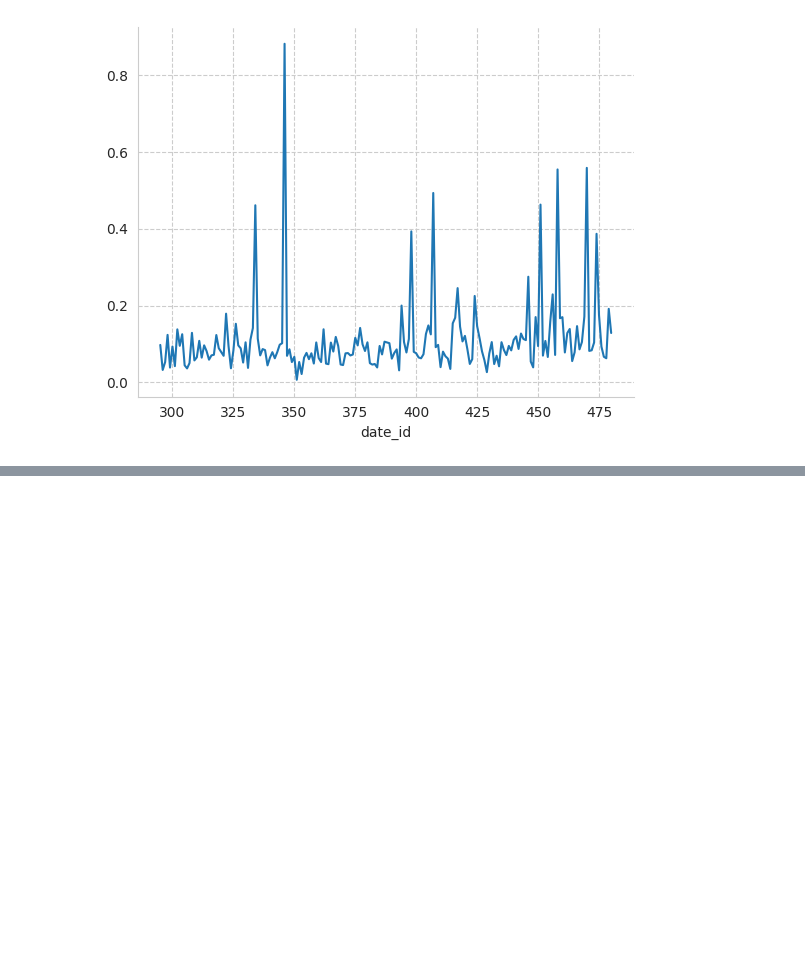
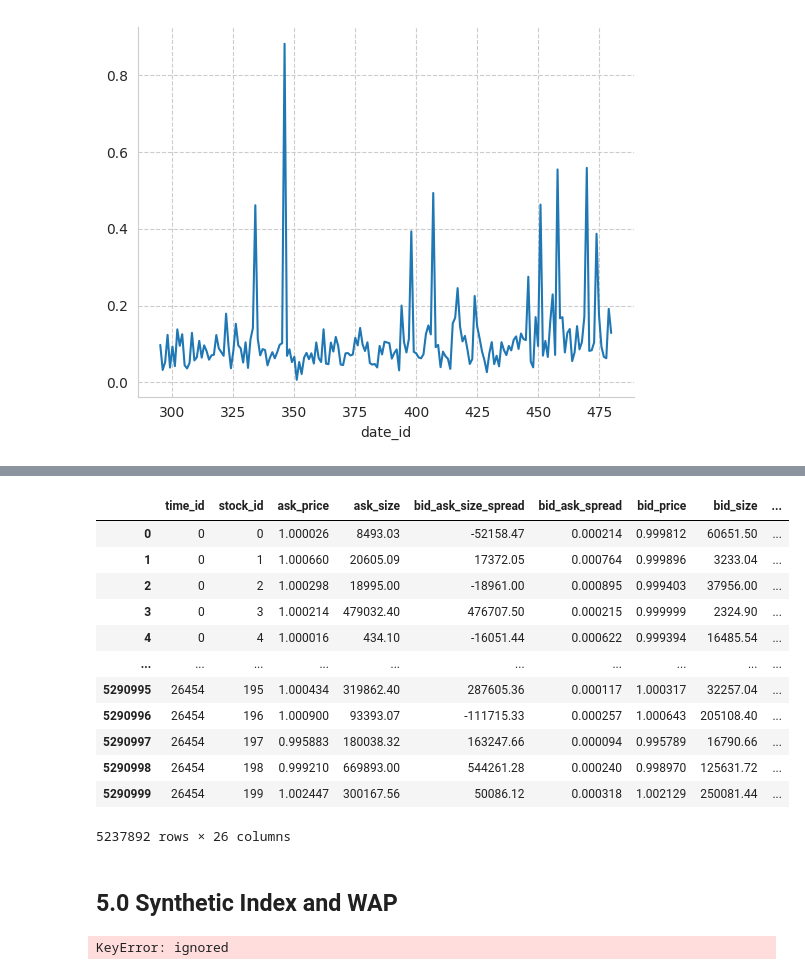
Before and after one commit to fabriziobasso/kaggle, a Jupyter notebook: Optiver_comp_v3.ipynb, the cells around one changed output, grey strips where cells are left out. Saved outputs shown, nothing was run; the diff lists cells and outputs as text; code cells hidden in the pictures; blank space fills up the shorter version.

```diff
--- a/Optiver_comp_v3.ipynb
+++ b/Optiver_comp_v3.ipynb
@@ -758,0 +735,12 @@ math.sqrt(math.sqrt(len(volms_scaled)))
+# %%
+# Load Som Model:
+current_directory = os.getcwd()
+
+os.chdir("/content/drive/MyDrive/kaggle/Optiver_comp_2023/Models/som_model")
+with open('som.p', 'rb') as infile:
+    som = pickle.load(infile)
+
+with open('replace_cluster_dict.pickle', 'rb') as handle:
+    replace_cluster_dict = pickle.load(handle)
+
+os.chdir(current_directory)
@@ -758,0 +772,32 @@ math.sqrt(math.sqrt(len(volms_scaled)))
+# %%
+def add_volume_cluster(df_input, replace_cluster_dict):
+  df = df_input.copy()
+
+  df["vol_cluster"] = df["stock_id"]
+  df["vol_cluster"].replace(replace_cluster_dict, inplace=True)
+
+  return df
+# %%
+train_ext = add_volume_cluster(train,replace_cluster_dict)
+train_ext
+# %% [output]
+|  | time_id | stock_id | ask_price | ask_size | bid_ask_size_spread | bid_ask_spread | bid_price | bid_size | ... |
+| 0 | 0 | 0 | 1.000026 | 8493.03 | -52158.47 | 0.000214 | 0.999812 | 60651.50 | ... |
+| 1 | 0 | 1 | 1.000660 | 20605.09 | 17372.05 | 0.000764 | 0.999896 | 3233.04 | ... |
+| 2 | 0 | 2 | 1.000298 | 18995.00 | -18961.00 | 0.000895 | 0.999403 | 37956.00 | ... |
+| 3 | 0 | 3 | 1.000214 | 479032.40 | 476707.50 | 0.000215 | 0.999999 | 2324.90 | ... |
+| 4 | 0 | 4 | 1.000016 | 434.10 | -16051.44 | 0.000622 | 0.999394 | 16485.54 | ... |
+| ... | ... | ... | ... | ... | ... | ... | ... | ... | ... |
+| 5290995 | 26454 | 195 | 1.000434 | 319862.40 | 287605.36 | 0.000117 | 1.000317 | 32257.04 | ... |
+| 5290996 | 26454 | 196 | 1.000900 | 93393.07 | -111715.33 | 0.000257 | 1.000643 | 205108.40 | ... |
+| 5290997 | 26454 | 197 | 0.995883 | 180038.32 | 163247.66 | 0.000094 | 0.995789 | 16790.66 | ... |
+| 5290998 | 26454 | 198 | 0.999210 | 669893.00 | 544261.28 | 0.000240 | 0.998970 | 125631.72 | ... |
+| 5290999 | 26454 | 199 | 1.002447 | 300167.56 | 50086.12 | 0.000318 | 1.002129 | 250081.44 | ... |
+5237892 rows × 26 columns
+# %% [markdown]
+## 5.0 Synthetic Index and WAP
+# %%
+volumes_df = train.groupby(["stock_id","time_id"])[["synthetic_index","wap"]].agg("first").unstack(["stock_id"])
+mean_vols = volumes_df.mean(axis=0)
+# %% [output]
+KeyError: ignored
```
Also changed, not shown: parts of 14 cells of this notebook.
